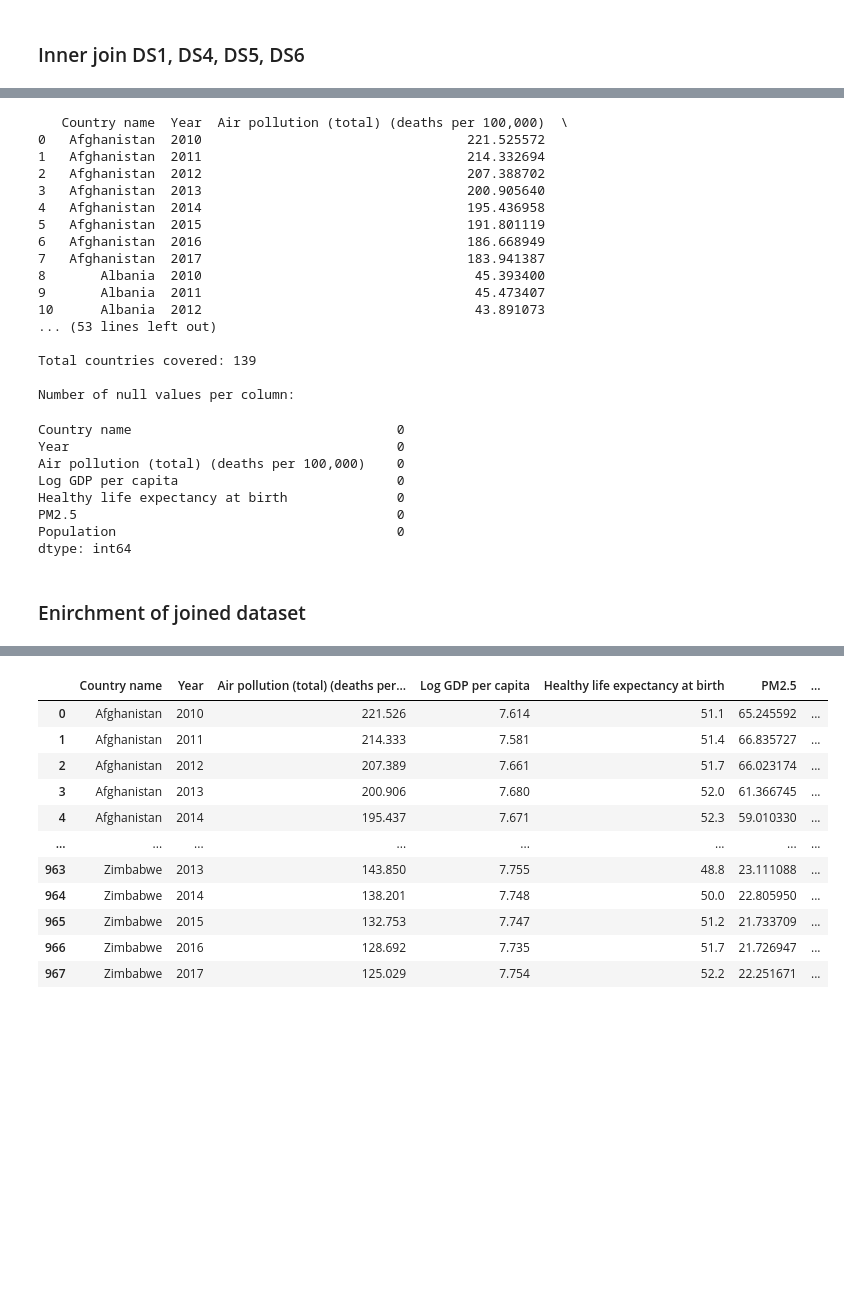
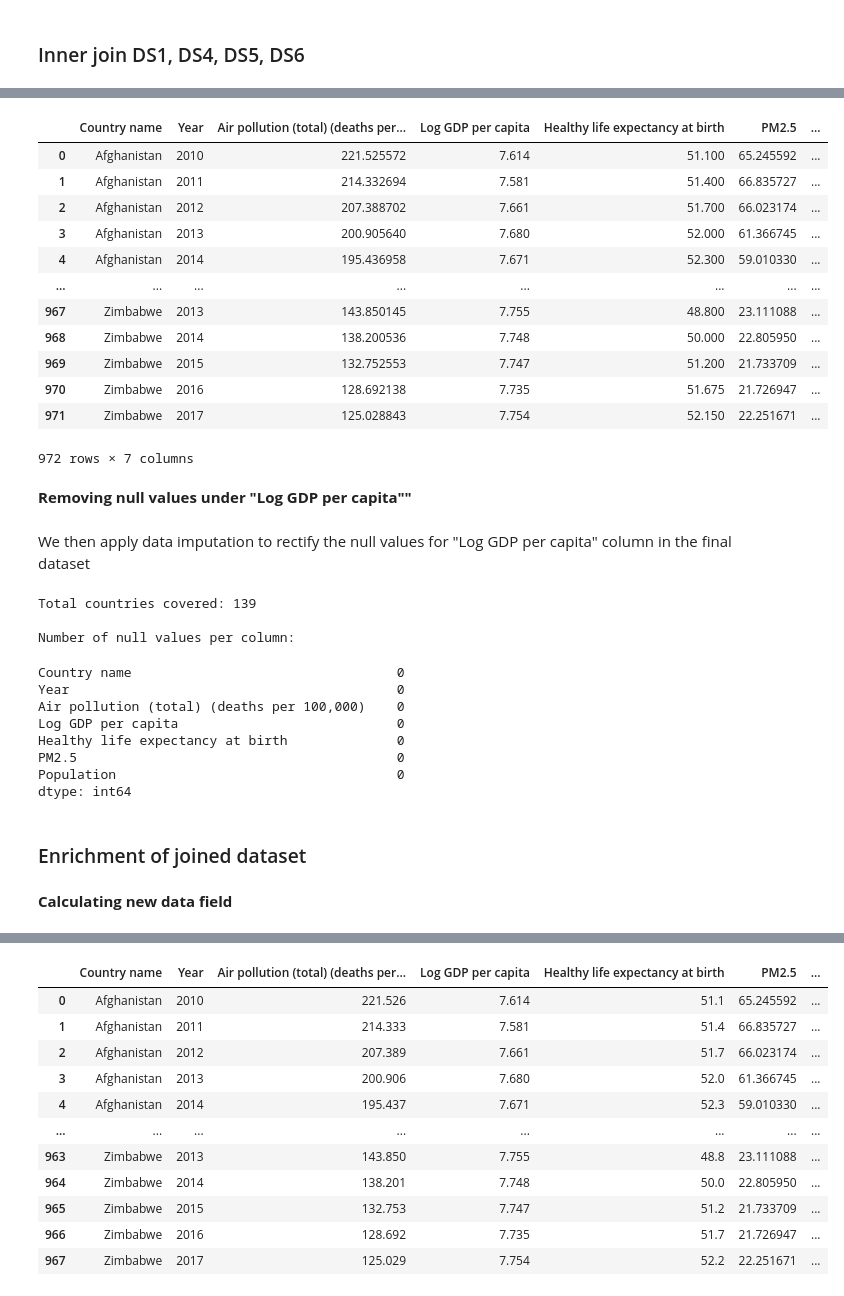
Before and after one commit to JayHaych/SC3021-Data-Science-Fundamental-Group-Project, a Jupyter notebook: Group4_SDAA_notebook.ipynb, the cells around one changed output, grey strips where cells are left out. Saved outputs shown, nothing was run; the diff lists cells and outputs as text; code cells hidden in the pictures; blank space fills up the shorter version.

Commit message:
touched up data preparation, added an image

```diff
--- a/Group4_SDAA_notebook.ipynb
+++ b/Group4_SDAA_notebook.ipynb
@@ -1021,12 +1054,31 @@ print(df6_final.head(20))
+# %%
+df_final = (
+    df1_final
+    .merge(df4_filtered, on=['Country name', 'Year'], how='inner')
+    .merge(df5_final, on=['Country name', 'Year'], how='inner')
+    .merge(df6_final, on=['Country name', 'Year'], how='inner')
+)
+
+df_final
+# %% [output]
+|  | Country name | Year | Air pollution (total) (deaths per... | Log GDP per capita | Healthy life expectancy at birth | PM2.5 | ... |
+| 0 | Afghanistan | 2010 | 221.525572 | 7.614 | 51.100 | 65.245592 | ... |
+| 1 | Afghanistan | 2011 | 214.332694 | 7.581 | 51.400 | 66.835727 | ... |
+| 2 | Afghanistan | 2012 | 207.388702 | 7.661 | 51.700 | 66.023174 | ... |
+| 3 | Afghanistan | 2013 | 200.905640 | 7.680 | 52.000 | 61.366745 | ... |
+| 4 | Afghanistan | 2014 | 195.436958 | 7.671 | 52.300 | 59.010330 | ... |
+| ... | ... | ... | ... | ... | ... | ... | ... |
+| 967 | Zimbabwe | 2013 | 143.850145 | 7.755 | 48.800 | 23.111088 | ... |
+| 968 | Zimbabwe | 2014 | 138.200536 | 7.748 | 50.000 | 22.805950 | ... |
+| 969 | Zimbabwe | 2015 | 132.752553 | 7.747 | 51.200 | 21.733709 | ... |
+| 970 | Zimbabwe | 2016 | 128.692138 | 7.735 | 51.675 | 21.726947 | ... |
+| 971 | Zimbabwe | 2017 | 125.028843 | 7.754 | 52.150 | 22.251671 | ... |
+972 rows × 7 columns
+# %% [markdown]
+**Removing null values under "Log GDP per capita""**
+# %% [markdown]
+We then apply data imputation to rectify the null values for "Log GDP per capita" column in the final dataset
 # %%
-df_final = (
-    df1_final
-    .merge(df4_filtered, on=['Country name', 'Year'], how='inner')
-    .merge(df5_final, on=['Country name', 'Year'], how='inner')
-    .merge(df6_final, on=['Country name', 'Year'], how='inner')
-)
-print(df_final.head(20))
-
 unique_countries = pd.concat([df_final['Country name']]).unique()
 total_countries_covered = unique_countries.size
 print()
@@ -1041,20 +1093,6 @@ df_final = df_final.reset_index(drop=True)
 
 display(df_final.isnull().sum())
 # %% [output]
-   Country name  Year  Air pollution (total) (deaths per 100,000)  \
-0   Afghanistan  2010                                  221.525572
-1   Afghanistan  2011                                  214.332694
-2   Afghanistan  2012                                  207.388702
-3   Afghanistan  2013                                  200.905640
-4   Afghanistan  2014                                  195.436958
-5   Afghanistan  2015                                  191.801119
-6   Afghanistan  2016                                  186.668949
-7   Afghanistan  2017                                  183.941387
-8       Albania  2010                                   45.393400
-9       Albania  2011                                   45.473407
-10      Albania  2012                                   43.891073
-... (53 lines left out)
-
 Total countries covered: 139
 
 Number of null values per column:
@@ -1067,4 +1105,6 @@ PM2.5                                         0
 Population                                    0
 dtype: int64
 # %% [markdown]
-### Enirchment of joined dataset
+### Enrichment of joined dataset
+# %% [markdown]
+**Calculating new data field**
```
Also changed, not shown: parts of 40 cells of this notebook, 1 other file.
